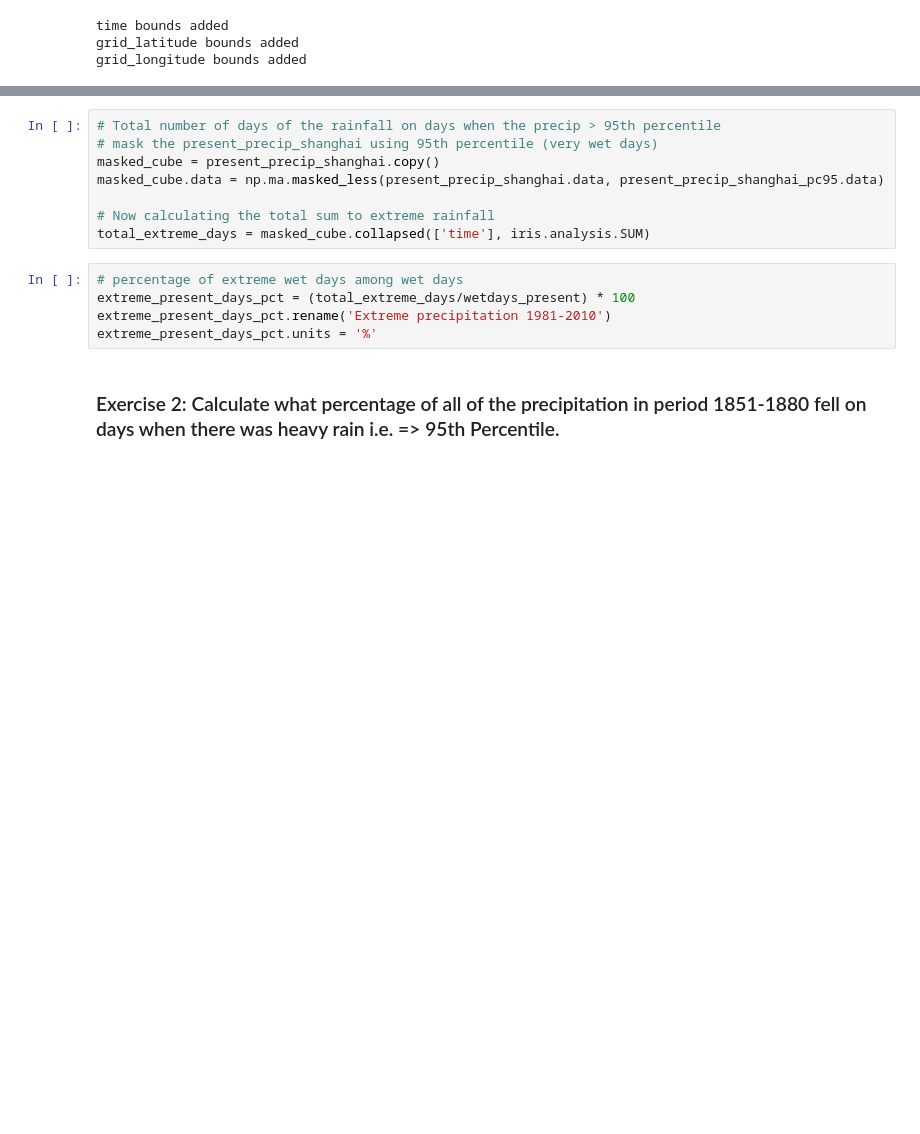
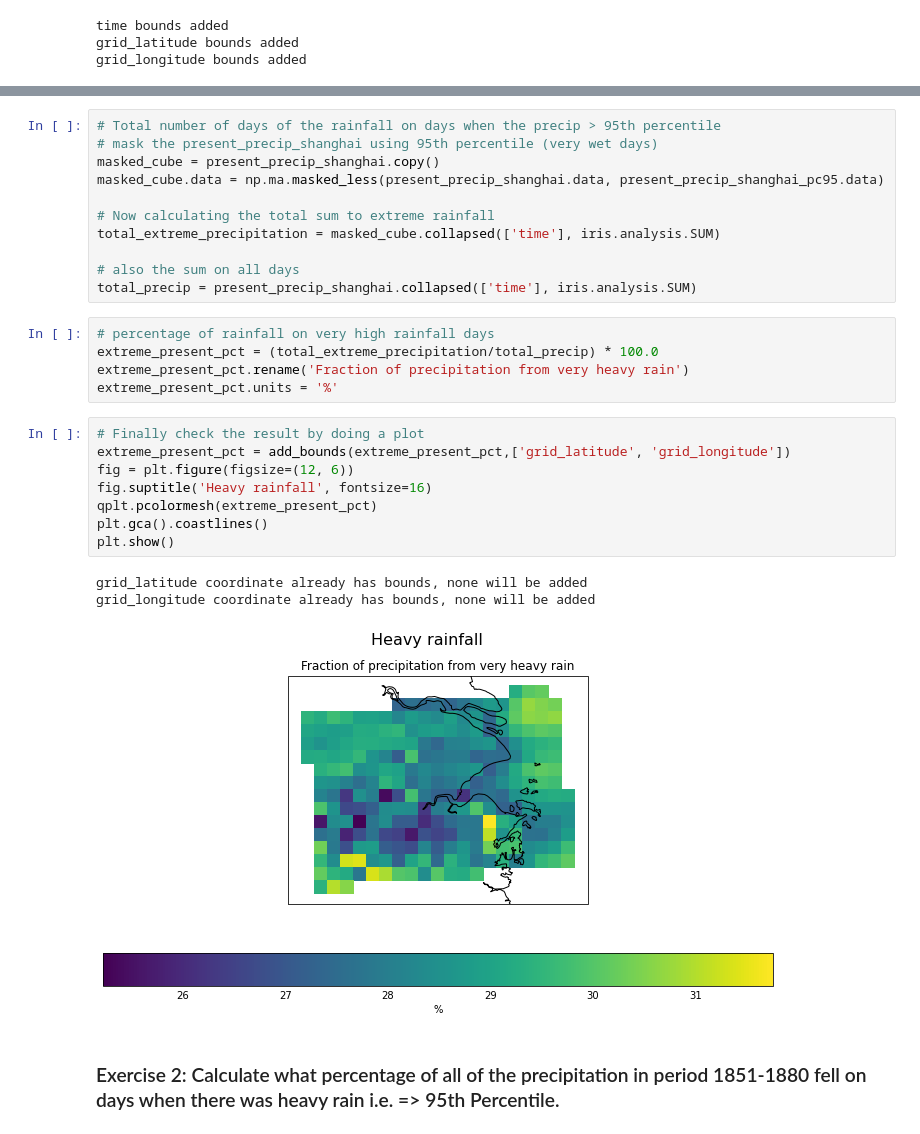
Before and after one commit to MetOffice/PyPRECIS, a Jupyter notebook: notebooks/CSSP_20CRDS_Tutorials/solution_tutorial_4_advance_analysis.ipynb, the cells around one changed output, grey strips where cells are left out. Cells and saved outputs as stored; diff of their text form; blank space fills up the shorter version.

```diff
--- a/notebooks/CSSP_20CRDS_Tutorials/solution_tutorial_4_advance_analysis.ipynb
+++ b/notebooks/CSSP_20CRDS_Tutorials/solution_tutorial_4_advance_analysis.ipynb
@@ -595,12 +593,27 @@ masked_cube = present_precip_shanghai.copy()
 masked_cube.data = np.ma.masked_less(present_precip_shanghai.data, present_precip_shanghai_pc95.data)
 
 # Now calculating the total sum to extreme rainfall
-total_extreme_days = masked_cube.collapsed(['time'], iris.analysis.SUM)
+total_extreme_precipitation = masked_cube.collapsed(['time'], iris.analysis.SUM)
+
+# also the sum on all days
+total_precip = present_precip_shanghai.collapsed(['time'], iris.analysis.SUM)
-# %%
-# percentage of extreme wet days among wet days
-extreme_present_days_pct = (total_extreme_days/wetdays_present) * 100
-extreme_present_days_pct.rename('Extreme precipitation 1981-2010')
-extreme_present_days_pct.units = '%'
+# %%
+# percentage of rainfall on very high rainfall days
+extreme_present_pct = (total_extreme_precipitation/total_precip) * 100.0
+extreme_present_pct.rename('Fraction of precipitation from very heavy rain')
+extreme_present_pct.units = '%'
+# %%
+# Finally check the result by doing a plot
+extreme_present_pct = add_bounds(extreme_present_pct,['grid_latitude', 'grid_longitude'])
+fig = plt.figure(figsize=(12, 6))
+fig.suptitle('Heavy rainfall', fontsize=16)
+qplt.pcolormesh(extreme_present_pct)
+plt.gca().coastlines()
+plt.show()
+# %% [output]
+grid_latitude coordinate already has bounds, none will be added
+grid_longitude coordinate already has bounds, none will be added
+[figure, added]
 # %% [markdown]
 ### Exercise 2: Calculate what percentage of all of the precipitation in period 1851-1880 fell on days when there was heavy rain i.e. => 95th Percentile.
 # %%
```
Also changed, not shown: parts of 13 cells of this notebook.
